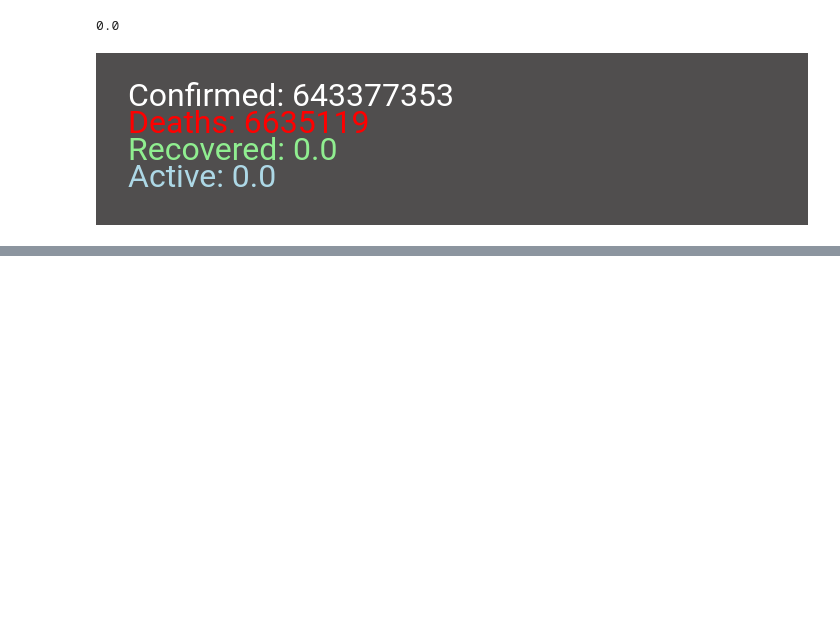
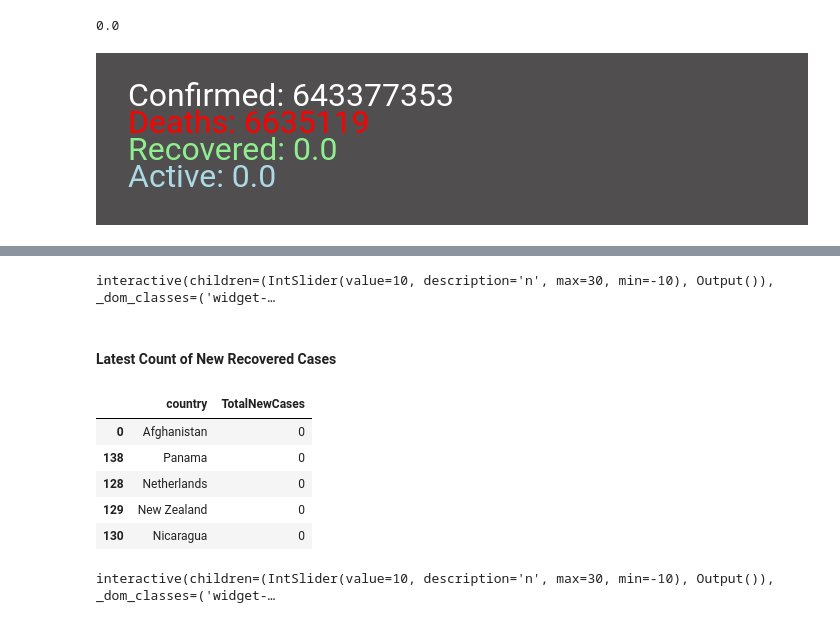
Before and after one commit to cmj123/covid19_analysis, a Jupyter notebook: covid19_analysis.ipynb, the cells around one changed output, grey strips where cells are left out. Saved outputs shown, nothing was run; the diff lists cells and outputs as text; code cells hidden in the pictures; blank space fills up the shorter version.

```diff
--- a/covid19_analysis.ipynb
+++ b/covid19_analysis.ipynb
@@ -215,0 +265,52 @@ Active: 0.0
+# %%
+# Visualizing the new death cases against each country using plotly
+def bubble_chart(n):
+    fig = px.scatter(country_death_newcases.head(n), x="country", y="TotalNewCases", size="TotalNewCases", color="country",
+               hover_name="country", size_max=60)
+    fig.update_layout(
+    title=str(n) +" countries with highest number of new death cases. <br> (Last updated on "+(death_df.columns)[-1]+")",
+    xaxis_title="Countries",
+    yaxis_title="New Death Cases",
+    width = 900
+    )
+    fig.show();
+
+
+interact(bubble_chart, n=10)
+ipywLayout = widgets.Layout()
+ipywLayout.display='none'
+# %% [output]
+interactive(children=(IntSlider(value=10, description='n', max=30, min=-10), Output()), _dom_classes=('widget-…
+# %% [markdown]
+#### Latest Count of New Recovered Cases
+# %%
+# Aggregating the recovered new cases against each country
+country_recovered_newcases = recovered_df.groupby("country")['NewCases'].sum().reset_index(name ='TotalNewCases')
+country_recovered_newcases = country_recovered_newcases.sort_values(by='TotalNewCases', ascending=False)
+country_recovered_newcases.head(5)
+# %% [output]
+|  | country | TotalNewCases |
+| 0 | Afghanistan | 0 |
+| 138 | Panama | 0 |
+| 128 | Netherlands | 0 |
+| 129 | New Zealand | 0 |
+| 130 | Nicaragua | 0 |
+# %%
+# Visualizing the recovered new cases against each country using plotly
+def bubble_chart(n):
+    fig = px.scatter(country_recovered_newcases.head(n), x="country", y="TotalNewCases", size="TotalNewCases", color="country",
+               hover_name="country", size_max=60)
+    fig.update_layout(
+    title=str(n) +" countries with highest number of new recovered cases. <br> (Last updated on "+(recovered_df.columns)[-1]+")",
+    xaxis_title="Countries",
+    yaxis_title="New Recovered Cases",
+    width = 900
+    )
+    fig.show();
+
+
+interact(bubble_chart, n=10)
+ipywLayout = widgets.Layout()
+ipywLayout.display='none'
+# %% [output]
+interactive(children=(IntSlider(value=10, description='n', max=30, min=-10), Output()), _dom_classes=('widget-…
```
Also changed, not shown: parts of 5 cells of this notebook.
